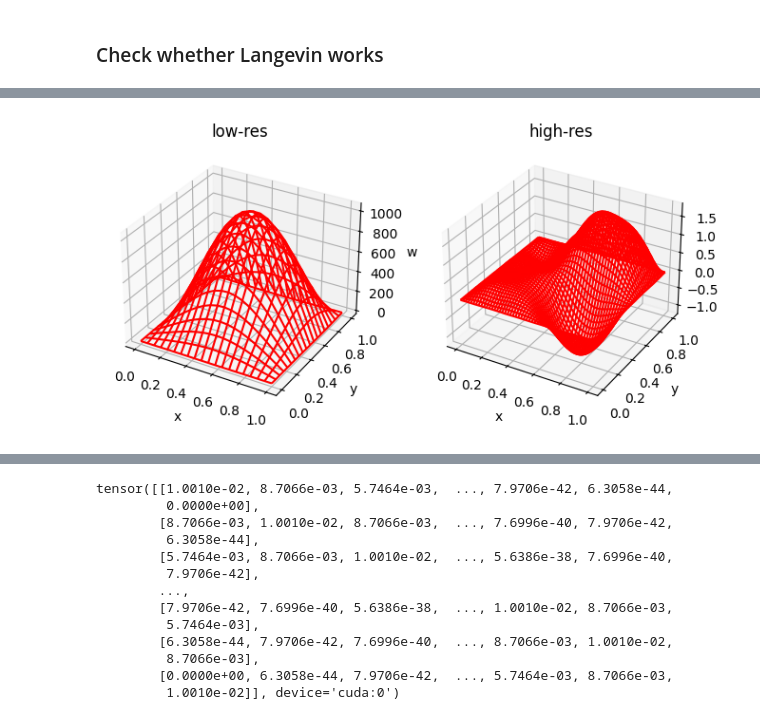
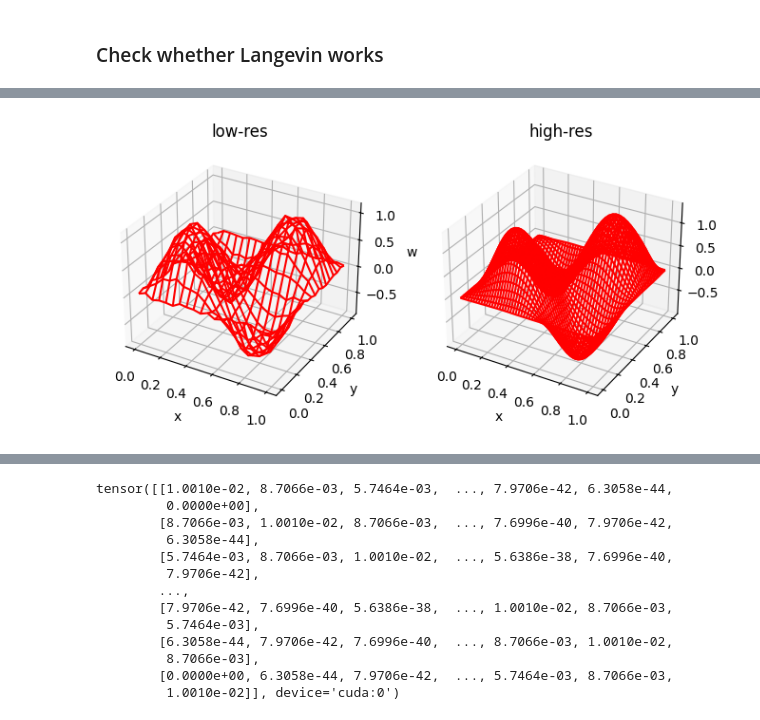
Before and after one commit to ypzpy/PDE-Super-resolution, a Jupyter notebook: train.ipynb, the cells around one changed output, grey strips where cells are left out. Saved outputs shown, nothing was run; the diff lists cells and outputs as text; code cells hidden in the pictures.

```diff
--- a/train.ipynb
+++ b/train.ipynb
@@ -165,3 +168,38 @@ plt.show()
+# %%
+x_hat = G(z)
+log_likelihood = calculate_log_likelihood(x_hat,x,batch_size)
+grad_ll = torch.autograd.grad(log_likelihood, z)[0]
+grad_log_likelihood = torch.matmul(covariance,grad_ll.reshape(batch_size,N_low**2,1)).reshape(batch_size,1,N_low,N_low)
+
+# Grad prior
+w_low_tensor = torch.tensor(w_low).to(device).to(torch.float32)
+difference = z.reshape(batch_size,1,N_low**2) - w_low_tensor.reshape(1,N_low**2)
+grad_log_prior = - difference.reshape(batch_size,1,N_low,N_low)
+
+# Random noise term
+W = torch.randn(*[batch_size,1,N_low,N_low]).to(device)
+random = torch.matmul(sqrt_covariance,W.reshape(batch_size,N_low**2,1)).reshape(batch_size,1,N_low,N_low)
+
+z = z + 0.5 * s ** 2 * grad_log_prior + 0.5 * s ** 2 * grad_log_likelihood + s * random
+# %%
+fig = plt.figure(figsize=(8,6))
+ax1 = fig.add_subplot(121, projection='3d')
+X, Y = np.meshgrid(x_low, y_low)
+ax1.plot_wireframe(X, Y, z.cpu().data.numpy().reshape(20,20),color='r')
+ax1.set_xlabel('x')
+ax1.set_ylabel('y')
+ax1.set_zlabel('w')
+ax1.set_title('low-res')
+ax2 = fig.add_subplot(122, projection='3d')
+X, Y = np.meshgrid(x_high,y_high)
+ax2.plot_wireframe(X, Y, x.detach().cpu()[0][0].reshape(100,100),color='r')
+ax2.set_xlabel('x')
+ax2.set_ylabel('y')
+ax2.set_zlabel('w')
+ax2.set_title('high-res')
+plt.show()
+# %% [output]
+[figure, added]
 # %%
 z = sample_p_0(batch_size)
 z = z.clone().detach().requires_grad_(True)
@@ -185,19 +219,0 @@ z = z + s ** 2 * grad_log_prior + s ** 2 * grad_log_likelihood + torch.sqrt(torc
-# %%
-fig = plt.figure(figsize=(8,6))
-ax1 = fig.add_subplot(121, projection='3d')
-X, Y = np.meshgrid(x_low, y_low)
-ax1.plot_wireframe(X, Y, z.cpu().data.numpy().reshape(100,20,20)[2],color='r')
-ax1.set_xlabel('x')
-ax1.set_ylabel('y')
-ax1.set_zlabel('w')
-ax1.set_title('low-res')
-ax2 = fig.add_subplot(122, projection='3d')
-X, Y = np.meshgrid(x_high,y_high)
-ax2.plot_wireframe(X, Y, x.detach().cpu()[2][0].reshape(100,100),color='r')
-ax2.set_xlabel('x')
-ax2.set_ylabel('y')
-ax2.set_zlabel('w')
-ax2.set_title('high-res')
-plt.show()
-# %% [output]
-[figure, removed]
```
Also changed, not shown: parts of 9 cells of this notebook.
